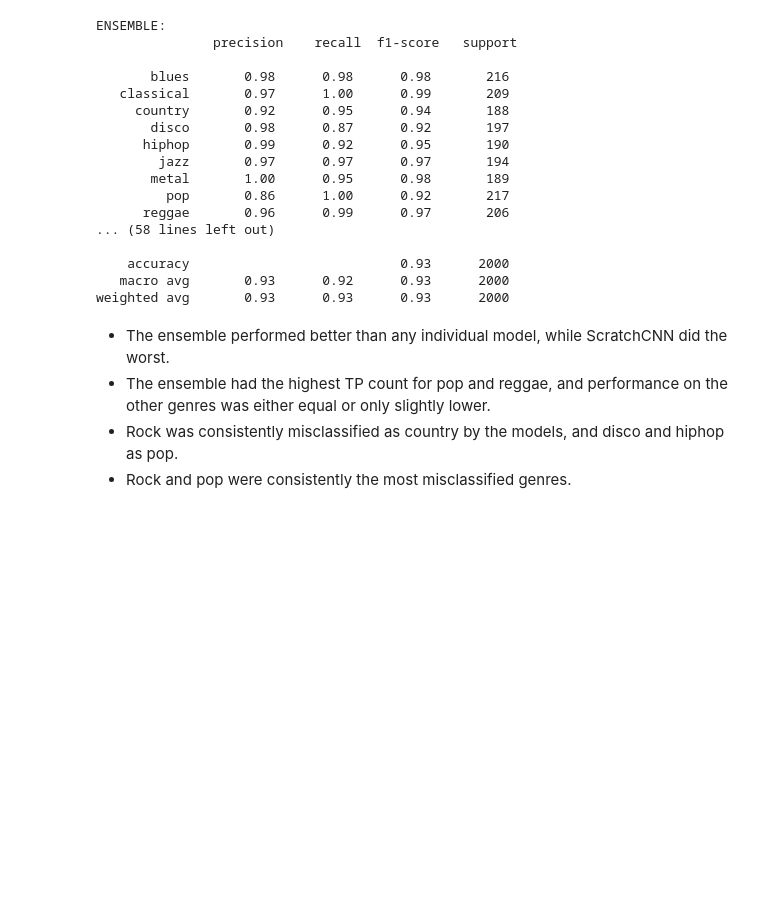
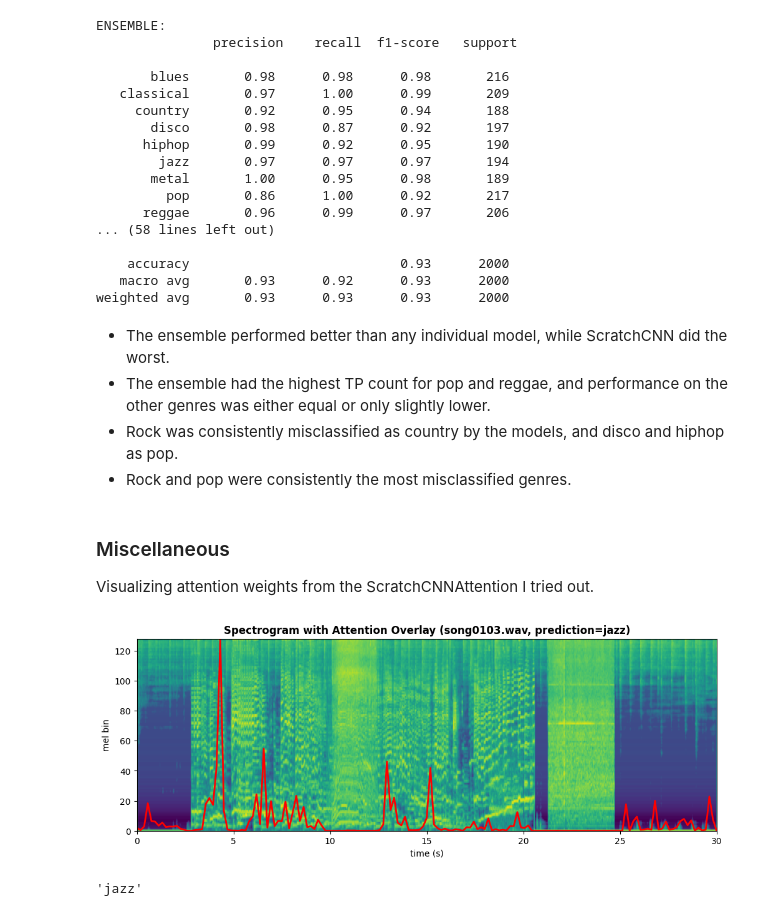
Before and after one commit to 24f2008014/dl-genai-project-26-t1, a Jupyter notebook: notebooks/model_analysis.ipynb, the cells around one changed output. Saved outputs shown, nothing was run; the diff lists cells and outputs as text; code cells hidden in the pictures; blank space fills up the shorter version.

Commit message:
Add attention overlay visualization code

```diff
--- a/notebooks/model_analysis.ipynb
+++ b/notebooks/model_analysis.ipynb
@@ -167,3 +167,60 @@ weighted avg       0.93      0.93      0.93      2000
 - The ensemble had the highest TP count for pop and reggae, and performance on the other genres was either equal or only slightly lower.
 - Rock was consistently misclassified as country by the models, and disco and hiphop as pop.
 - Rock and pop were consistently the most misclassified genres.
+# %% [markdown]
+### Miscellaneous
+Visualizing attention weights from the ScratchCNNAttention I tried out.
+# %%
+from src.audio import log_mel, pad_or_trim, load_audio
+from src.models import ScratchCNNAttention
+
+def visualize_attention(model, mel, name, sr=config.SR, hop_length=config.HOP_LENGTH, device="cpu"):
+    """
+    mel: tensor (1, 1, n_mels, T)
+    """
+    model.eval()
+    mel = mel.to(device)
+
+    with torch.inference_mode():
+        logits, attn_weights = model(mel, return_attention=True)
+    pred = config.idx_to_genre[np.argmax(logits.detach().cpu().numpy())]
+    # Move to CPU
+    mel_np = mel.squeeze(0).squeeze(0).cpu().numpy() # (n_mels, T)
+    attn_np = attn_weights.squeeze(0).cpu().numpy() # (T,)
+
+    T_mel = mel_np.shape[1] # original spectrogram time bins
+    T_attn = attn_np.shape[0] # attention time bins
+
+    total_duration = T_mel * hop_length / sr
+    time_axis_attn = np.linspace(0, total_duration, T_attn)
+    time_axis_mel = np.linspace(0, total_duration, T_mel)
+    attn_norm = (attn_np - attn_np.min()) / (attn_np.max() - attn_np.min() + config.EPS)
+
+    plt.figure(figsize=(12, 4))
+    plt.imshow(
+        mel_np,
+        aspect="auto",
+        origin="lower",
+        extent=[time_axis_mel[0], time_axis_mel[-1], 0, mel_np.shape[0]]
+    )
+    plt.plot(time_axis_attn, attn_norm * mel_np.shape[0], linewidth=2, color="red")
+    plt.xlabel("time (s)")
+    plt.ylabel("mel bin")
+    plt.title(f"Spectrogram with Attention Overlay ({name}, prediction={pred})", fontweight="bold")
+    plt.show()
+
+    return pred
+
+attn = ScratchCNNAttention(num_classes=10)
+ckpt = torch.load("precomputed/scratch_attention_2.ckpt", map_location="cpu", weights_only=False)
+attn.load_state_dict(ckpt["model_state"])
+mean, std = get_train_stats(config.TRAIN_STATS_PATH)
+
+mel = log_mel(pad_or_trim(load_audio(f"data/messy_mashup/mashups/song0103.wav", sr=config.SR)))
+mel_t = torch.from_numpy(mel).unsqueeze(0).float()
+mel_t = mel_t.unsqueeze(0)
+mel_t = (mel_t - torch.tensor(mean, dtype=torch.float32).view(1, -1, 1)) / torch.tensor(std, dtype=torch.float32).view(1, -1, 1)
+visualize_attention(attn, mel_t, "song0103.wav")
+# %% [output]
+[figure, added]
+'jazz'
```
